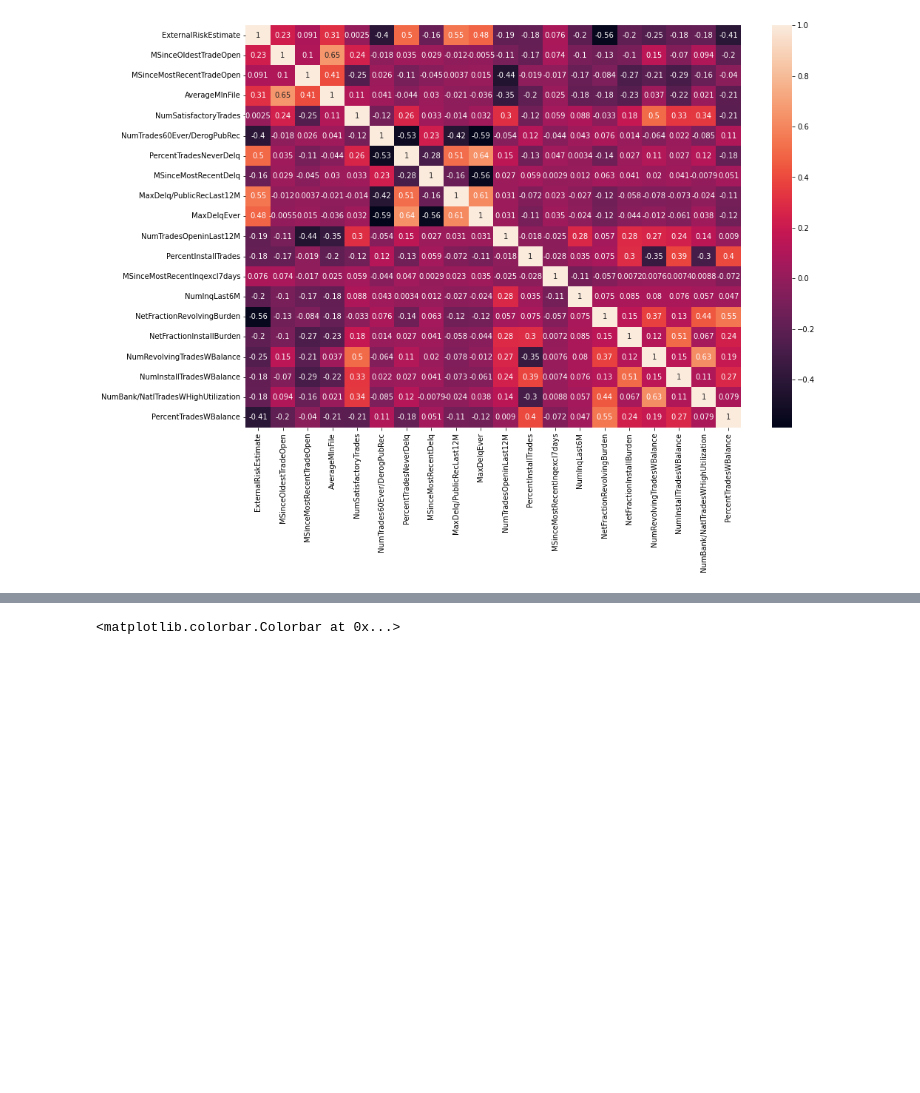
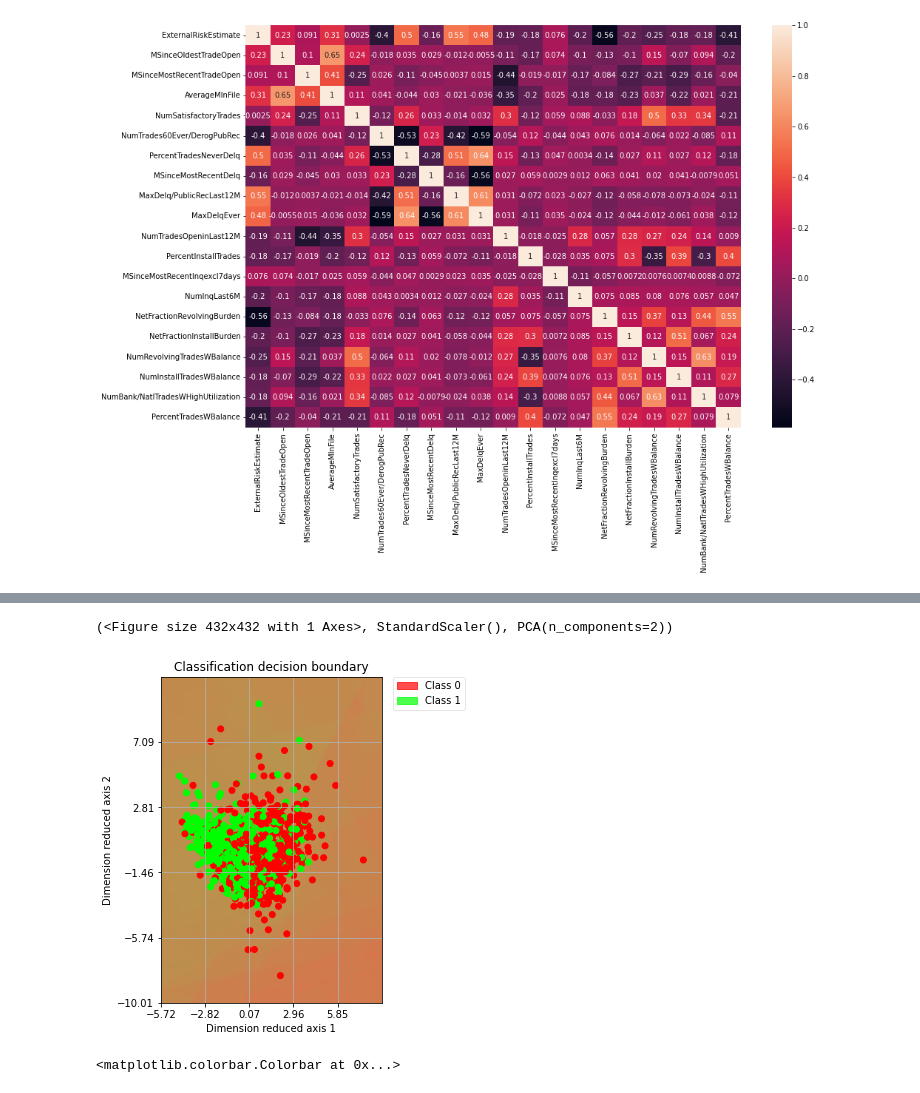
Before and after one commit to adubowski/va-heloc, a Jupyter notebook: heloc_model/Adam.ipynb, the cells around one changed output, grey strips where cells are left out. Drawn from its saved outputs; the diff is of its cells as text; code cells hidden in the pictures; blank space fills up the shorter version.

Commit message:
Enrich decision boundary estimations

```diff
--- a/heloc_model/Adam.ipynb
+++ b/heloc_model/Adam.ipynb
@@ -128,3 +377,8 @@ plt.show()
+# %%
+plot_decision_boundary(model, X=X_test_transformed, Y=y_test)
+# %% [output]
+(<Figure size 432x432 with 1 Axes>, StandardScaler(), PCA(n_components=2))
+[figure, added]
 # %%
 # Plot prediction probabilities across samples - also allow for other params!
 plt.scatter(X_embed[:, 0], X_embed[:, 1], c=y_pred_prob, s=1)
```
Also changed, not shown: parts of 4 cells of this notebook.
